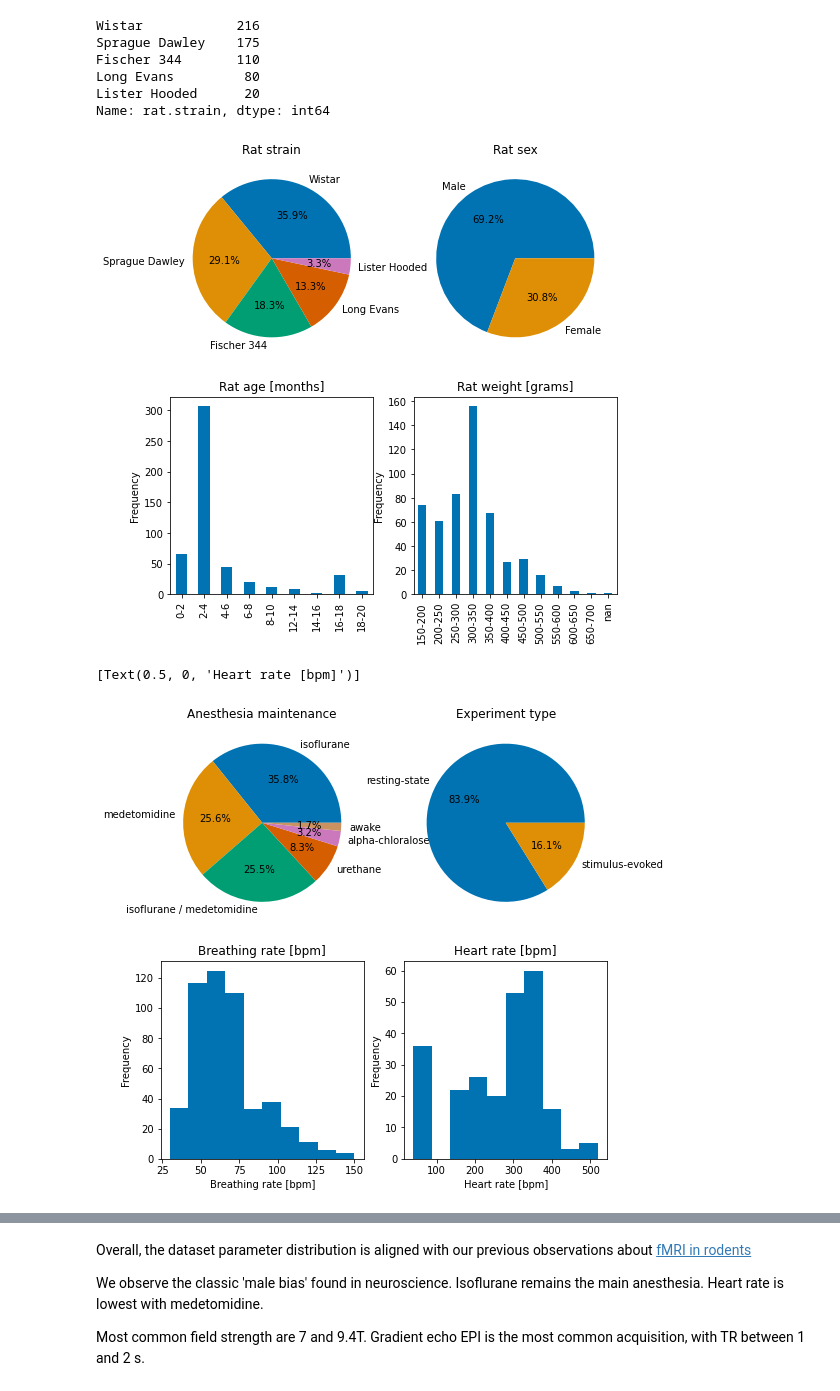
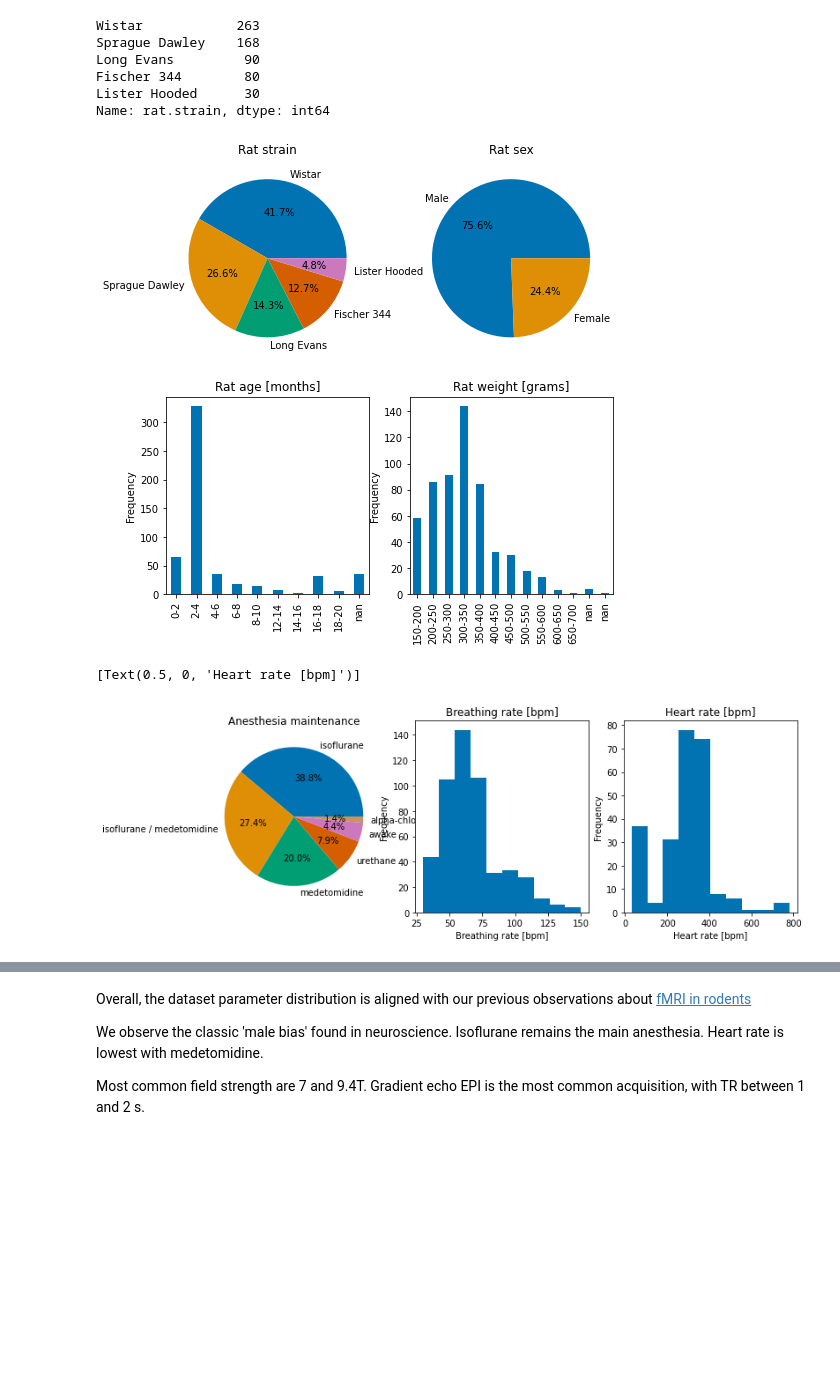
Before and after one commit to grandjeanlab/MultiRat, a Jupyter notebook: scripts/proj_dataset.ipynb, the cells around one changed output, grey strips where cells are left out. Saved outputs shown, nothing was run; the diff lists cells and outputs as text; code cells hidden in the pictures; blank space fills up the shorter version.

Commit message:
subplot in python is hell

```diff
--- a/scripts/proj_dataset.ipynb
+++ b/scripts/proj_dataset.ipynb
@@ -26,15 +26,10 @@ First, I examine subject distribution
 # init variables
 init_folder='/home/traaffneu/joagra/code/MultiRat'
 analysis_folder='/project/4180000.19/multiRat'
-df_path='../assets/table/meta_data_20210622.tsv'
+df_path='../assets/table/meta_data_20211208.tsv'
 # %%
 import pandas as pd
 df = pd.read_csv(df_path, sep='\t')
-# %%
-# remove sensitive information
-df = df.drop(columns="rat.owner")
-df = df.drop(columns="jg.note")
-df.to_csv(df_path, sep='\t', index=False)
 # %%
 # age 2-4 months is the most common in this dataset
 df['rat.age'].value_counts()
@@ -71,11 +67,11 @@ Name: anesthesia.maintenance, dtype: int64
 # Sprage Dawley and Wistar are the two most common strains in this dataset
 df['rat.strain'].value_counts()
 # %% [output]
-Wistar            216
-Sprague Dawley    175
-Fischer 344       110
-Long Evans         80
-Lister Hooded      20
+Wistar            263
+Sprague Dawley    168
+Long Evans         90
+Fischer 344        80
+Lister Hooded      30
 Name: rat.strain, dtype: int64
 # %%
 import matplotlib.pyplot as plt
@@ -115,24 +111,24 @@ ax4.set(xlabel="", ylabel="Frequency")
 ax3.get_legend().remove()
 ax4.get_legend().remove()
 # %% [output]
-[figure, old version]
+[figure, new version]
 # %%
-fig, axes = plt.subplots(nrows=2, ncols=2, figsize=(8,8))
+fig, axes = plt.subplots(nrows=1, ncols=3, figsize=(12,4))
 
 sns.set_palette("colorblind")
 
-ax1 = df['exp.type'].value_counts().plot.pie(title='Experiment type',ax=axes[0,1], autopct="%.1f%%")
-ax2 = df['anesthesia.maintenance'].value_counts().plot.pie(title='Anesthesia maintenance',ax=axes[0,0],autopct="%.1f%%")
-ax3 = df['anesthesia.breathing.rate'].plot.hist(title='Breathing rate [bpm]',ax=axes[1,0])
-ax4 = df['anesthesia.heart.rate'].plot.hist(title='Heart rate [bpm]',ax=axes[1,1])
+#ax1 = df['exp.type'].value_counts().plot.pie(title='Experiment type',ax=axes[0,1], autopct="%.1f%%")
+ax2 = df['anesthesia.maintenance'].value_counts().plot.pie(title='Anesthesia maintenance',ax=axes[0],autopct="%.1f%%")
+ax3 = df['anesthesia.breathing.rate'].plot.hist(title='Breathing rate [bpm]',ax=axes[1])
+ax4 = df['anesthesia.heart.rate'].plot.hist(title='Heart rate [bpm]',ax=axes[2])
 
-ax1.set(xlabel="", ylabel="")
+#ax1.set(xlabel="", ylabel="")
 ax2.set(xlabel="", ylabel="")
 ax3.set(xlabel="Breathing rate [bpm]")
 ax4.set(xlabel="Heart rate [bpm]")
 # %% [output]
 [Text(0.5, 0, 'Heart rate [bpm]')]
-[figure, old version]
+[figure, new version]
 # %%
 fig, axes = plt.subplots(1, 2, figsize=(8, 4))
 
```
Also changed, not shown: parts of 8 cells of this notebook, 13 other files.
